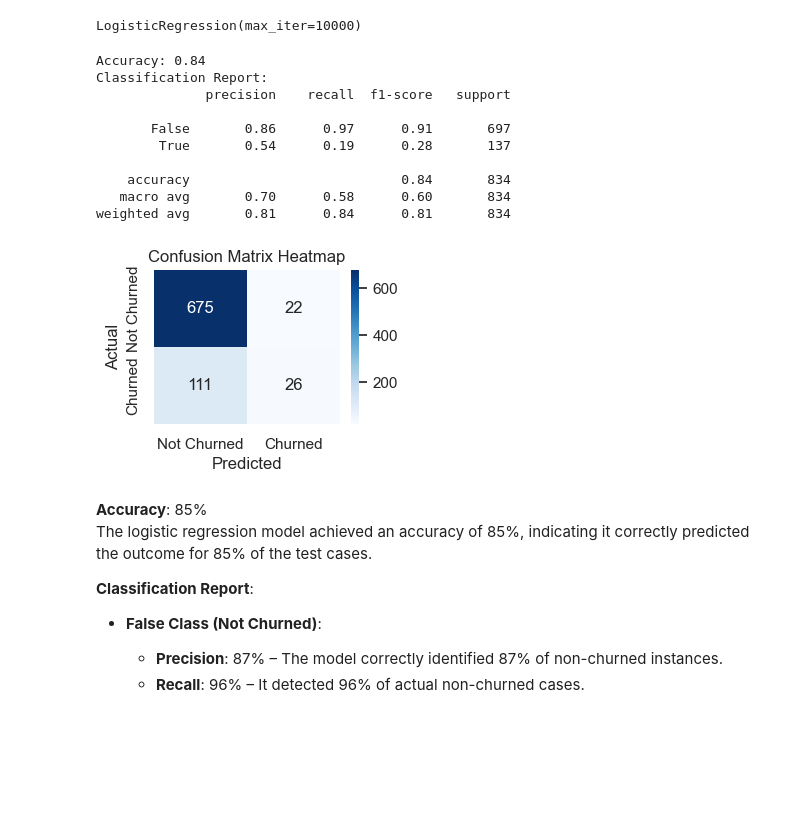
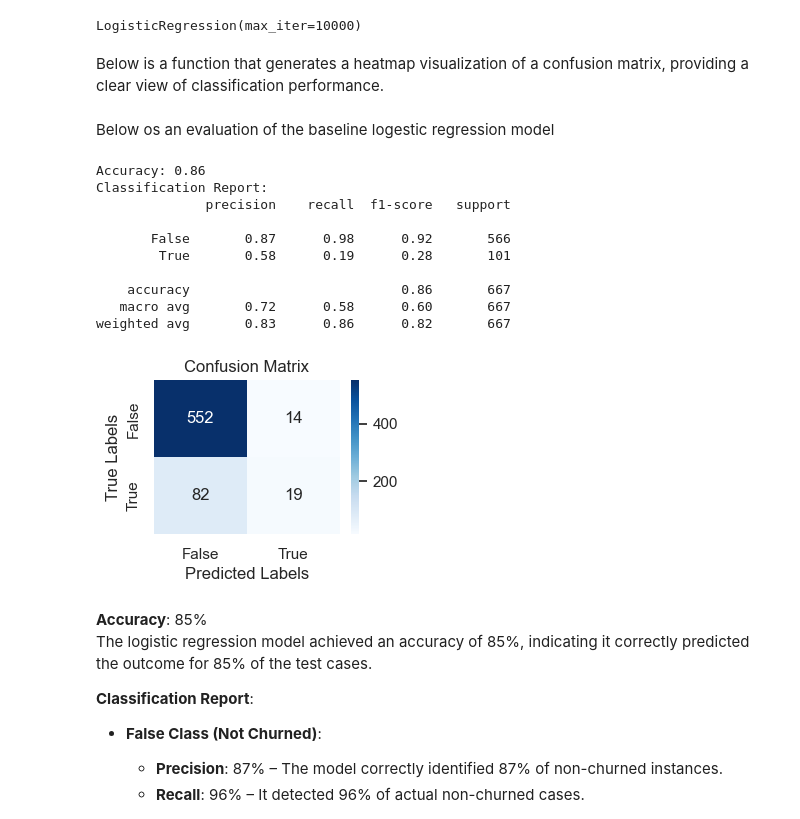
Before and after one commit to Churabros/Churn-predictor-model, a Jupyter notebook: index.ipynb, the cells around one changed output. Drawn from its saved outputs; the diff is of its cells as text; code cells hidden in the pictures; blank space fills up the shorter version.

```diff
--- a/index.ipynb
+++ b/index.ipynb
@@ -198,3 +226,3 @@ df['voice_mail_plan'] = df['voice_mail_plan'].map({'yes': 1, 'no': 0})
 # %%
-df = pd.get_dummies(df, columns=['state'], prefix=['state'], dtype=int)
+df = pd.get_dummies(data, columns=['state'], prefix=['state'], dtype=int)
 # %%
@@ -299,4 +359,14 @@ y = df['churn']
 # %%
-X_train, X_test, y_train,y_test = train_test_split(X,y, test_size= 0.25, )
+X_train, X_test, y_train,y_test = train_test_split(X,y, test_size= 0.20, random_state= 42)
+# %%
+
+# Initialize the scaler
+scaler = MinMaxScaler()
+
+# Fit the scaler on the training data
+X_train = scaler.fit_transform(X_train)
+
+# Transform the test data using the fitted scaler
+X_test = scaler.transform(X_test)
 # %% [markdown]
 ### Logestic regression
@@ -311,32 +387,50 @@ LogisticRegression(max_iter=10000)
 logreg.fit(X_train, y_train)
 # Predict on the test set
 y_pred = logreg.predict(X_test)
+# %% [markdown]
+Below is a function that generates a heatmap visualization of a confusion matrix, providing a clear view of classification performance.
+# %%
+def plot_confusion_matrix(y_true, y_pred, labels=None, title='Confusion Matrix'):
+    # Compute the confusion matrix
+    cm = confusion_matrix(y_true, y_pred, labels=labels)
+
+    # Create a heatmap
+    plt.figure(figsize=(3, 2))
+    sns.heatmap(cm, annot=True, fmt='d', cmap='Blues',
+                xticklabels=labels, yticklabels=labels)
+
+    plt.title(title)
+    plt.xlabel('Predicted Labels')
+    plt.ylabel('True Labels')
+    plt.show()
+# %% [markdown]
+Below os an evaluation of the baseline logestic  regression model
 # %%
 from sklearn.metrics import classification_report, accuracy_score, confusion_matrix
 
 # Calculate accuracy
 accuracy = accuracy_score(y_test, y_pred)
 print(f"Accuracy: {accuracy:.2f}")
 
 # Classification report
 report = classification_report(y_test, y_pred)
 print("Classification Report:")
 print(report)
 
 # Confusion matrix
-plot_confusion_matrix(y_test, y_pred, labels=['Not Churned', 'Churned'])
+plot_confusion_matrix(y_test, y_pred, labels=[False, True])
 # %% [output]
-Accuracy: 0.84
+Accuracy: 0.86
 Classification Report:
               precision    recall  f1-score   support
 
-       False       0.86      0.97      0.91       697
-        True       0.54      0.19      0.28       137
+       False       0.87      0.98      0.92       566
+        True       0.58      0.19      0.28       101
 
-    accuracy                           0.84       834
-   macro avg       0.70      0.58      0.60       834
-weighted avg       0.81      0.84      0.81       834
+    accuracy                           0.86       667
+   macro avg       0.72      0.58      0.60       667
+weighted avg       0.83      0.86      0.82       667
-[figure, old version]
+[figure, new version]
 # %% [markdown]
 **Accuracy**: 85%
 The logistic regression model achieved an accuracy of 85%, indicating it correctly predicted the outcome for 85% of the test cases.
```
Also changed, not shown: parts of 67 cells of this notebook.
